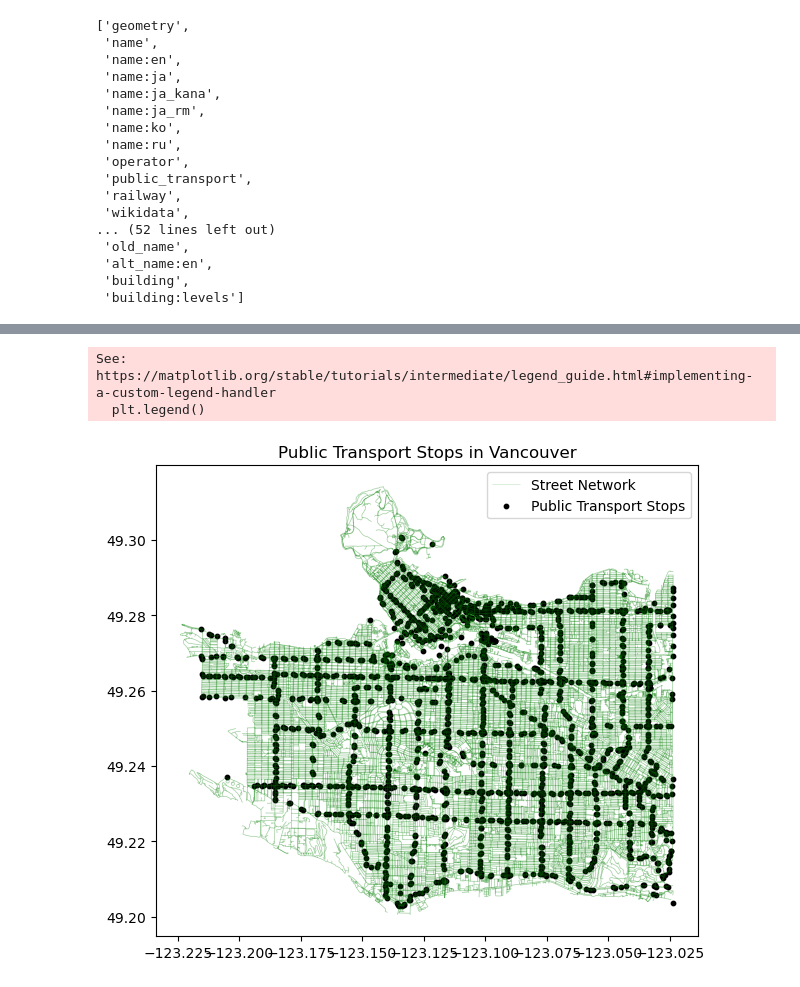
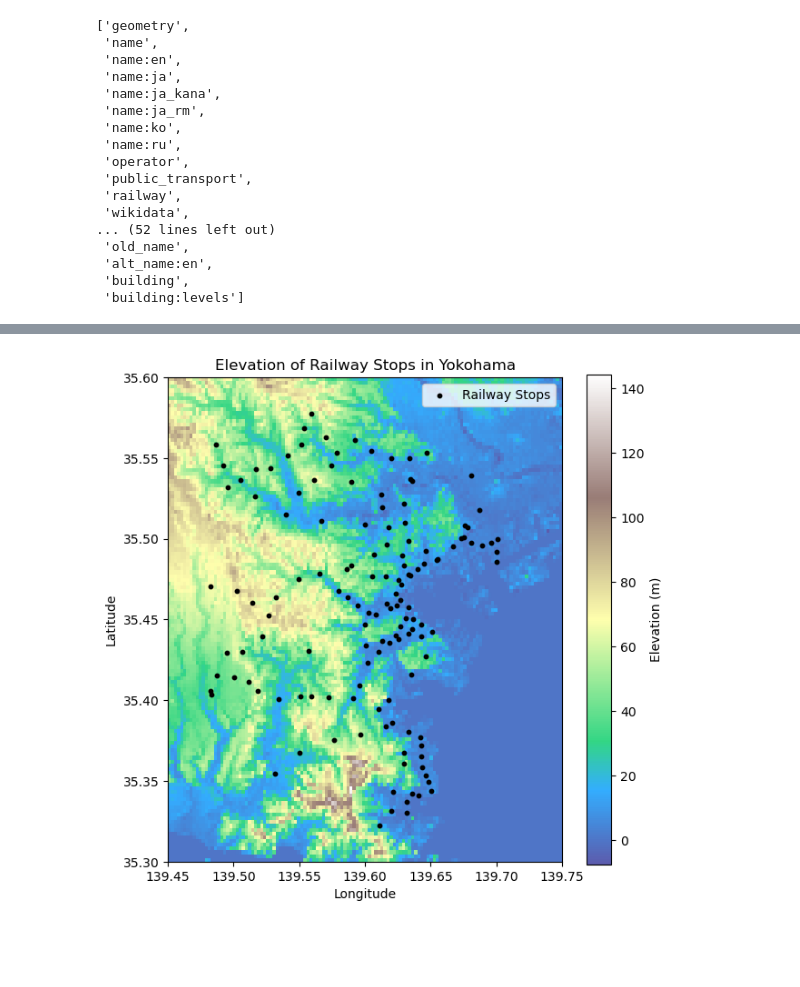
Before and after one commit to Arcyill/ECON-323-Project, a Jupyter notebook: Main.ipynb, the cells around one changed output, grey strips where cells are left out. Saved outputs shown, nothing was run; the diff lists cells and outputs as text; code cells hidden in the pictures; blank space fills up the shorter version.

```diff
--- a/Main.ipynb
+++ b/Main.ipynb
@@ -156,15 +108,29 @@ stops
-# %%
-fig, ax = plt.subplots(figsize=(7,7))
-
-Vedges.plot(ax=ax, color="green", linewidth=0.5, alpha=0.2, label="Street Network")
-
-stops.plot(ax=ax, color="black", markersize=10, label="Public Transport Stops")
-
-
-plt.title("Public Transport Stops in Vancouver")
-plt.legend()
-plt.show()
-# %% [output]
-See: https://matplotlib.org/stable/tutorials/intermediate/legend_guide.html#implementing-a-custom-legend-handler
-  plt.legend()
-[figure, removed]
+# %%
+elevation_src = rasterio.open("yokohama_elevation_corrected.tif")
+elevation = elevation_src.read(1)
+bounds = elevation_src.bounds
+
+
+fig, ax = plt.subplots(figsize=(7,7))
+
+
+im = ax.imshow(
+    elevation,
+    cmap="terrain",
+    extent=[bounds.left, bounds.right, bounds.bottom, bounds.top],
+    alpha=0.8
+)
+
+
+pt_stops_filtered.plot(ax=ax, color="black", markersize=10, label="Railway Stops")
+
+
+ax.set_title("Elevation of Railway Stops in Yokohama")
+ax.set_xlabel("Longitude")
+ax.set_ylabel("Latitude")
+ax.legend()
+
+plt.colorbar(im, ax=ax, label="Elevation (m)")
+fig.savefig("combined_yokohama_elevation_pt.png")
+# %% [output]
+[figure, added]
```
Also changed, not shown: parts of 10 cells of this notebook, 8 other files.
